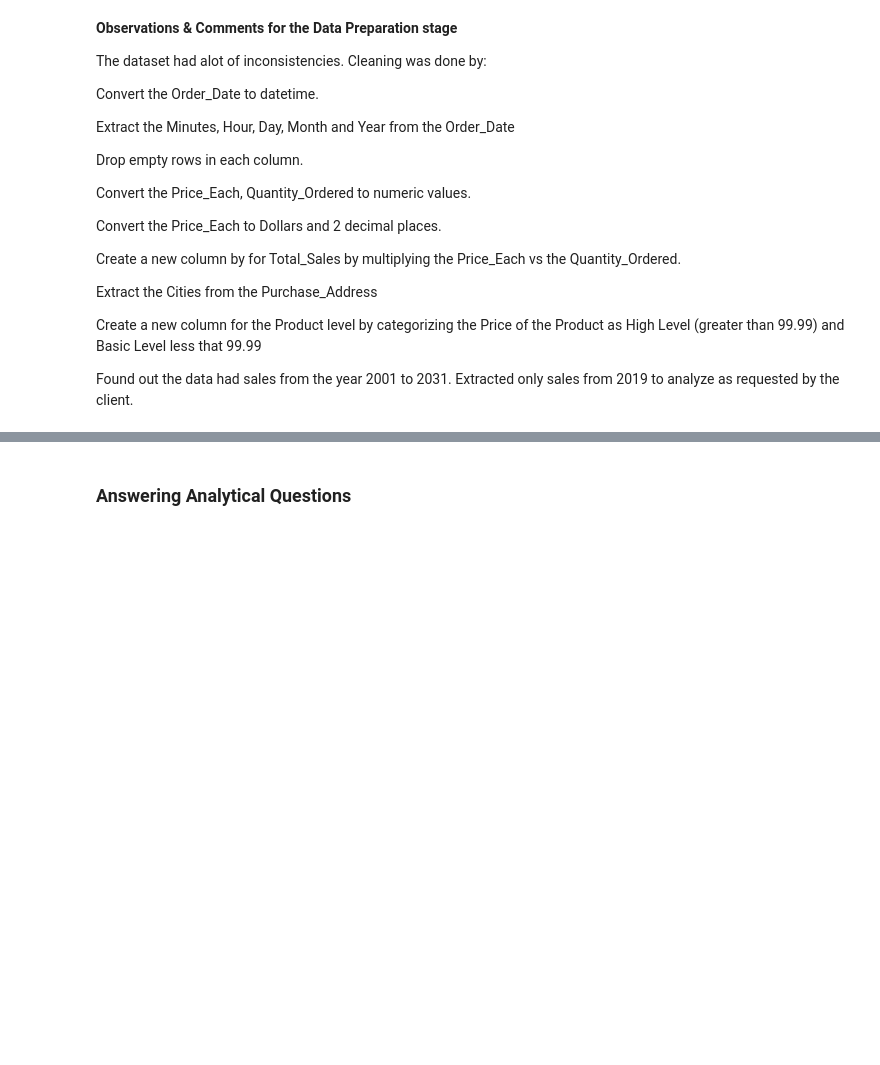
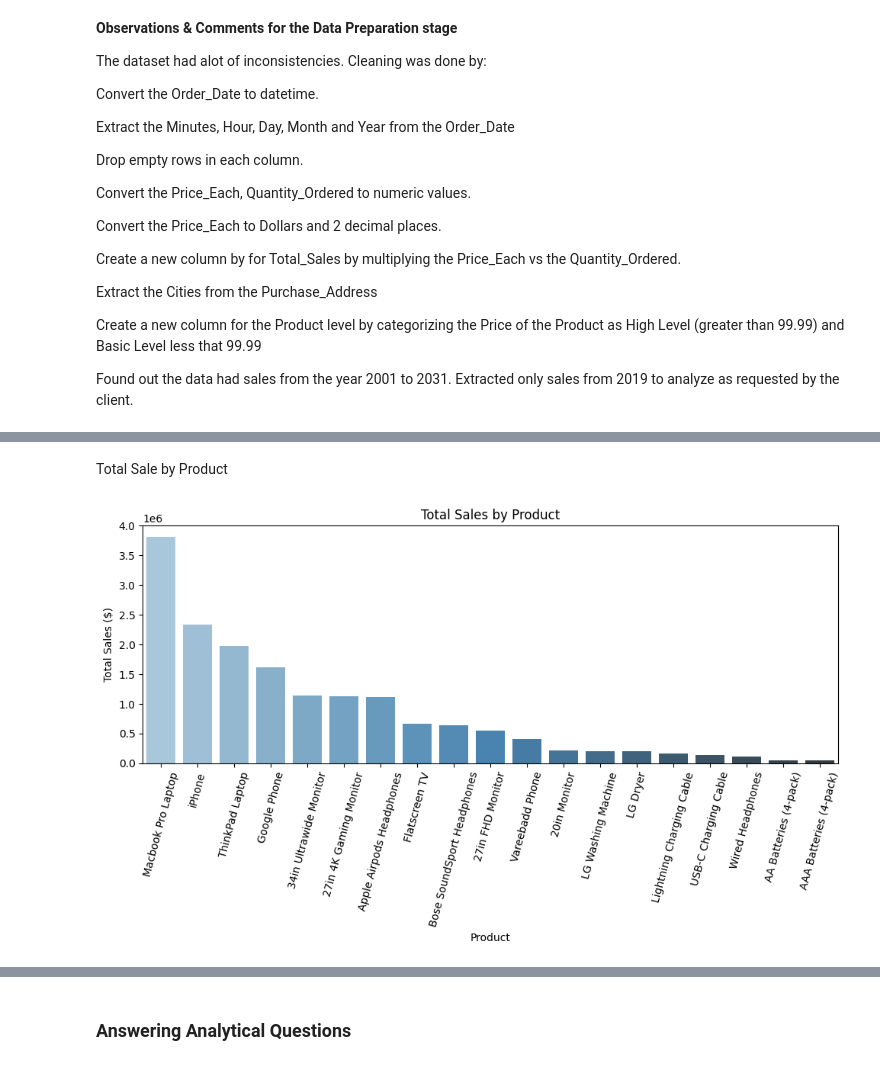
Before and after one commit to Njuraita/Bay-Technologies-BI-Solution, a Jupyter notebook: main.ipynb, the cells around one changed output, grey strips where cells are left out. Cells and saved outputs as stored; diff of their text form; code cells hidden in the pictures; blank space fills up the shorter version.

```diff
--- a/main.ipynb
+++ b/main.ipynb
@@ -690,0 +837,21 @@ Found out the data had sales from the year 2001 to 2031. Extracted only sales fr
+# %% [markdown]
+Total Sale by Product
+# %%
+# Group by product and calculate total sales for each product
+product_sales = Final_Sales_2019.groupby('Product')['Total_Sales'].sum().sort_values(ascending=False).reset_index()
+
+# Create a Seaborn bar plot
+plt.figure(figsize=(10, 6))
+sns.barplot(x='Product', y='Total_Sales', data=product_sales, palette='Blues_d')
+
+# Update plot layout
+plt.title('Total Sales by Product')
+plt.xlabel('Product')
+plt.ylabel('Total Sales ($)')
+plt.xticks(rotation=75)  # Rotate x-axis labels
+
+# Show the plot
+plt.tight_layout()
+plt.show()
+# %% [output]
+[figure, added]
```
Also changed, not shown: parts of 39 cells of this notebook.
